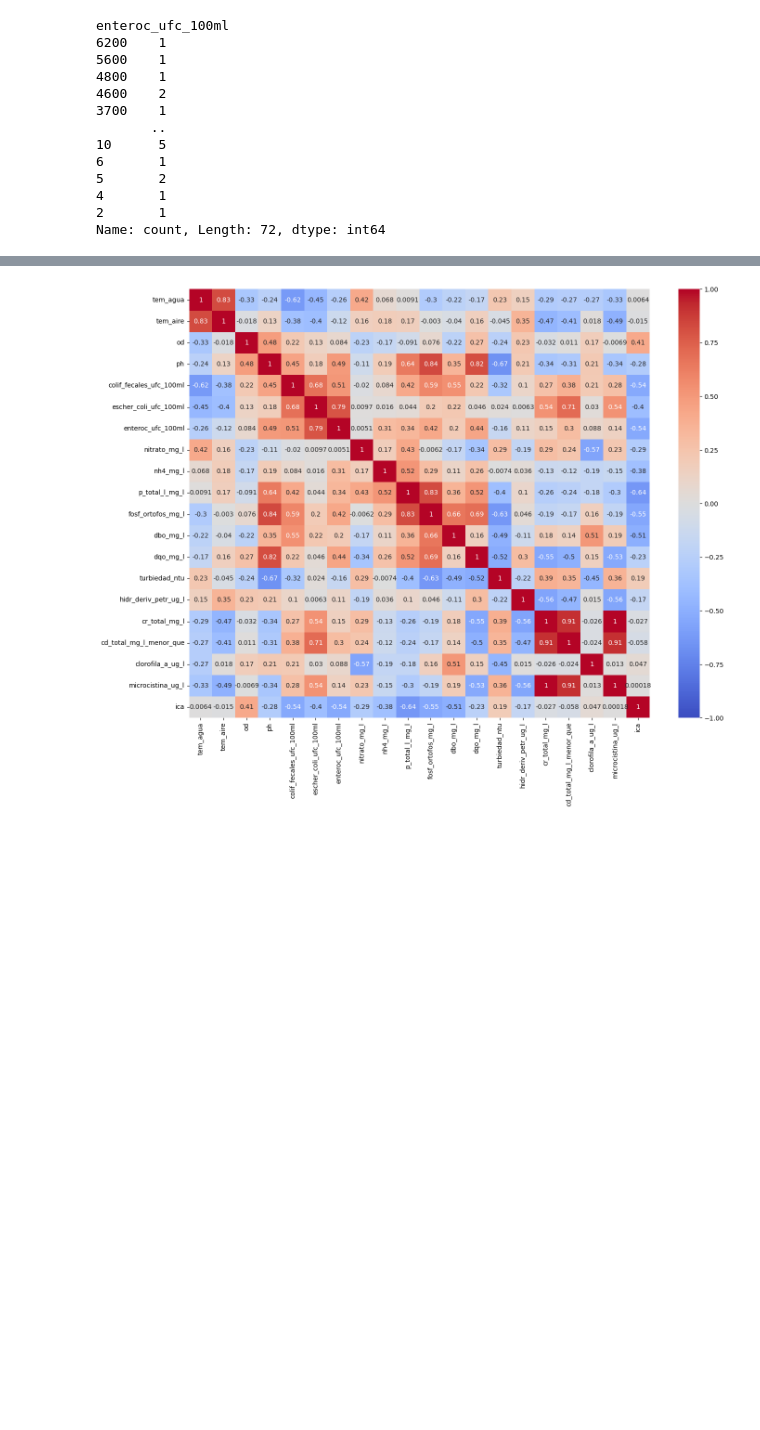
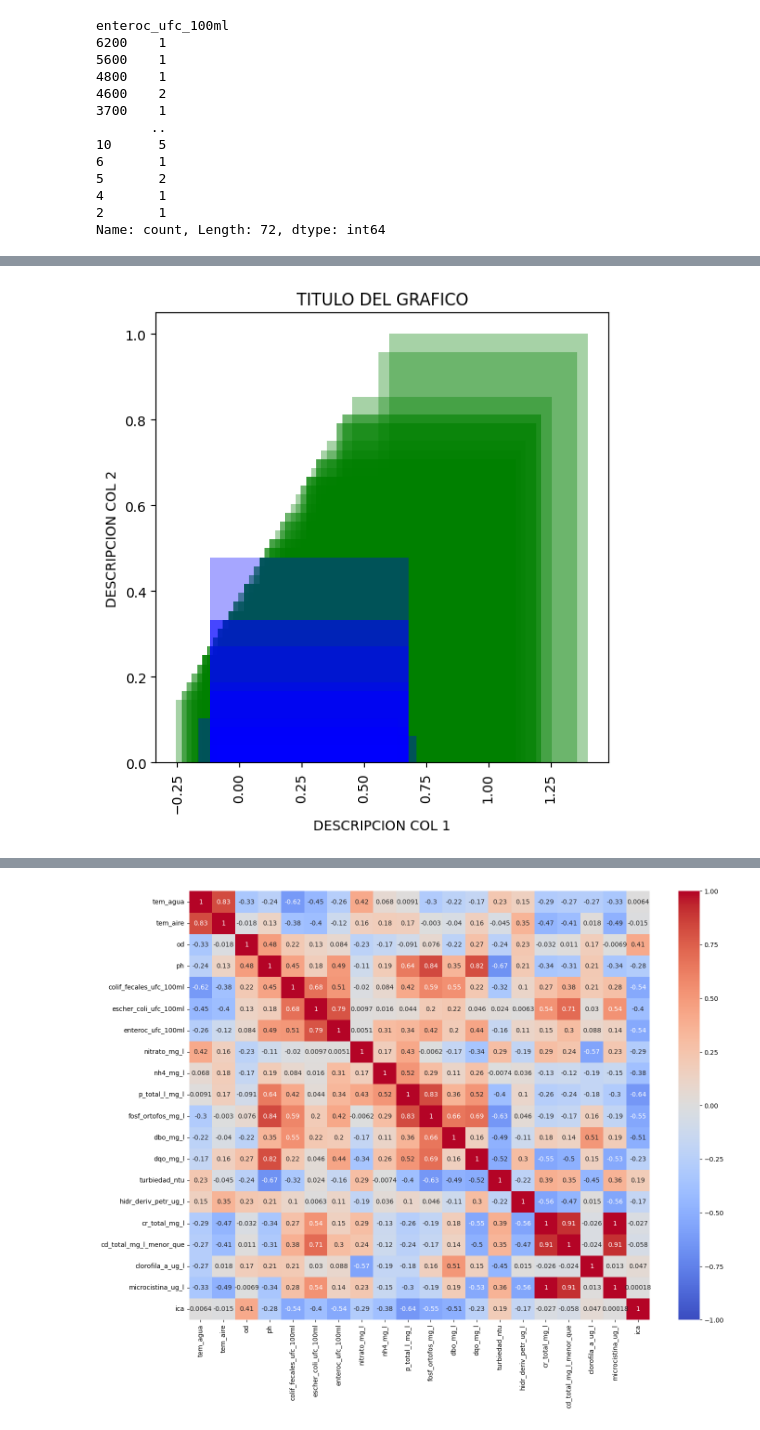
Before and after one commit to MartinoMasson/Fundamentos-de-datos, a Jupyter notebook: informacion.ipynb, the cells around one changed output, grey strips where cells are left out. Cells and saved outputs as stored; diff of their text form; code cells hidden in the pictures; blank space fills up the shorter version.

```diff
--- a/informacion.ipynb
+++ b/informacion.ipynb
@@ -333,3 +329,29 @@ plt.show()
+# %%
+import matplotlib.pyplot as plt
+
+# Crear el gráfico de dispersión
+plt.figure(figsize=(6, 6))  # Hacer el gráfico cuadrado
+
+# Filtrar los datos por CHAS
+color_false = preprocessed_dataset[preprocessed_dataset["color"] == False]
+color_true = preprocessed_dataset[preprocessed_dataset["color"] == True]
+
+# Graficar los puntos con colores diferentes
+plt.bar(color_false["hidr_deriv_petr_ug_l"], color_false["ica"], color="green", alpha=0.35, label="No presentan olor")
+plt.bar(color_true["hidr_deriv_petr_ug_l"], color_true["ica"], color="blue", alpha=0.35, label="Presentan olor")
+
+# Agregar etiquetas a los ejes
+plt.xlabel("DESCRIPCION COL 1")
+plt.ylabel("DESCRIPCION COL 2")
+
+# Agregar un título al gráfico
+plt.title("TITULO DEL GRAFICO")
+plt.xticks(rotation=90)  # Rotar las etiquetas del eje x para mejor visualización
+
+# Mostrar el gráfico
+plt.show()
+# %% [output]
+[figure, added]
 # %%
 data_olores = preprocessed_dataset[preprocessed_dataset['olores']]
 data_olores
```
Also changed, not shown: parts of 6 cells of this notebook.
